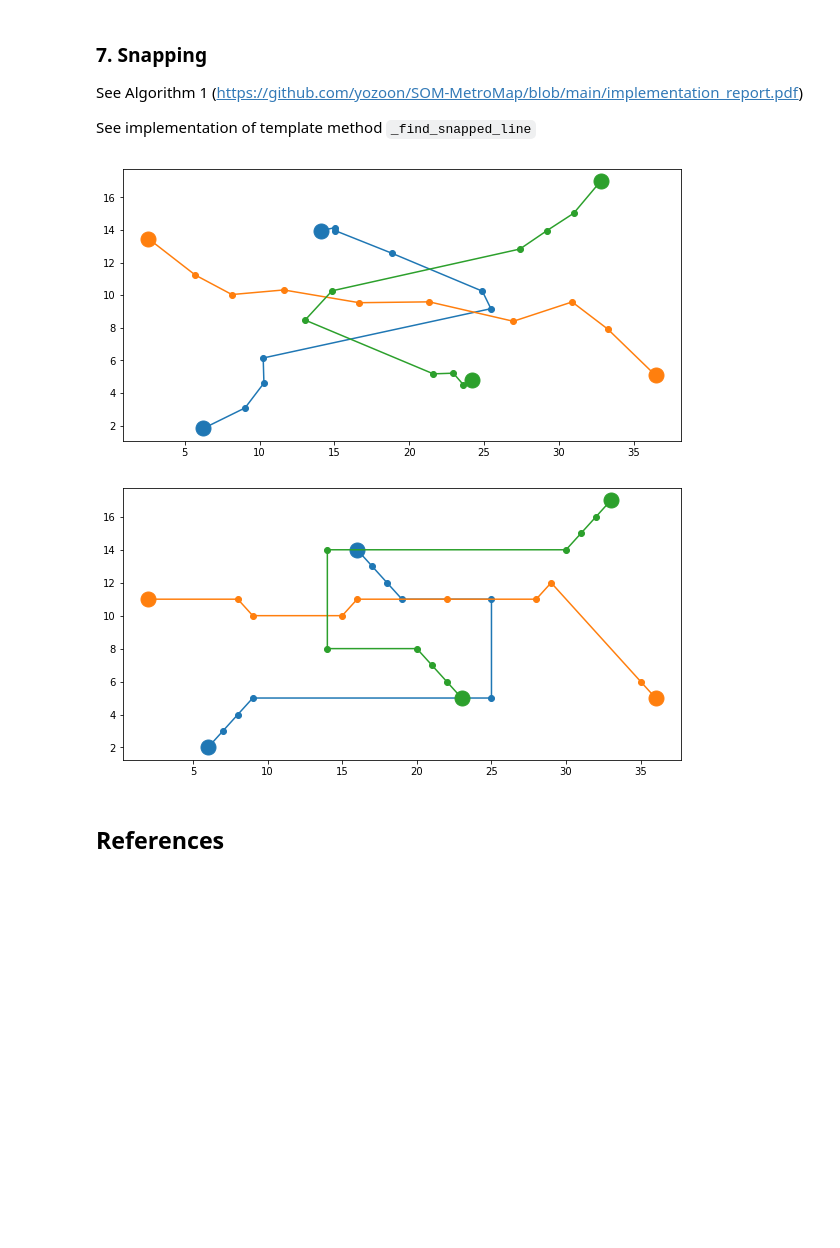
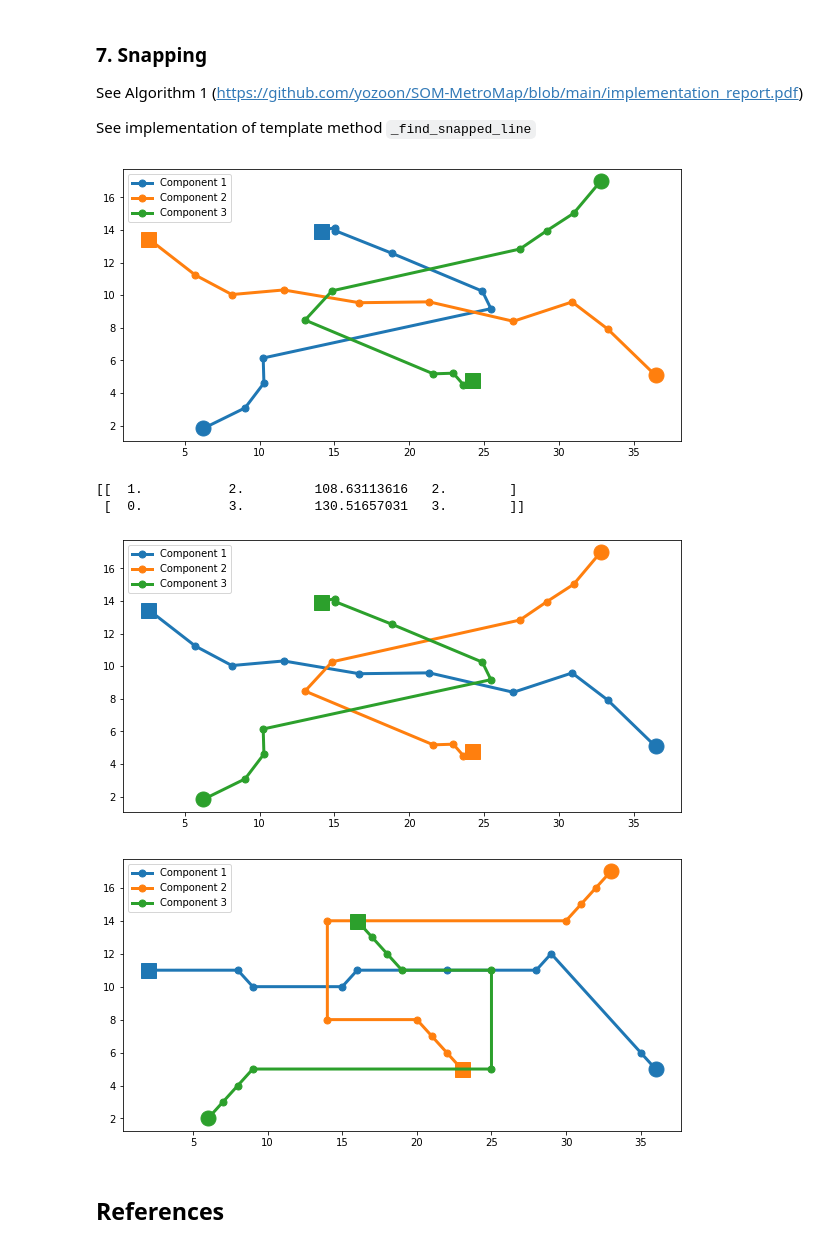
Before and after one commit to filipLoisel/SOS, a Jupyter notebook: UE3/src/main.ipynb, the cells around one changed output. Cells and saved outputs as stored; diff of their text form; code cells hidden in the pictures; blank space fills up the shorter version.

Commit message:
feat: Use labeling

```diff
--- a/UE3/src/main.ipynb
+++ b/UE3/src/main.ipynb
@@ -96,23 +96,15 @@ def get_region_centers(component):
 
 def get_component_lines(binned_planes):
     lines = []
-    for component in binned_planes:
+    cluster_names = []
+    for index, component in enumerate(binned_planes):
         region_centers = get_region_centers(component)
         lines.append(region_centers)
-    return np.array(lines)
+        cluster_names.append('Component ' + str(index))
+    return np.array(lines), np.array(cluster_names)
 
 
-def get_high_low_lines(lines):
-    lines_min_max = []
-    for line in lines:
-        start = line[0]
-        end = line[-1]
-        lines_min_max.append([start, end])
-    return np.array(lines_min_max)
-
-
-lines = get_component_lines(discretized_planes)
-lines_min_max = get_high_low_lines(lines)
+lines, cluster_names = get_component_lines(discretized_planes)
 
 lines
 # %% [output]
@@ -140,18 +132,19 @@ array([[[ 1.83050847,  6.23728814],
 
 Connect the centers with lines
 # %%
-def visualize(lines):
+def visualize(lines, cluster_names):
     colors = iter(mcolors.TABLEAU_COLORS)
     plt.figure(figsize=(10, 5))
-    for line in lines:
+    for i, line in enumerate(lines):
         color = next(colors)
         x_coordinates = [point[0] for point in line]
         y_coordinates = [point[1] for point in line]
-        plt.plot(y_coordinates, x_coordinates, '-o', color=color)
+        plt.plot(y_coordinates, x_coordinates, '-o', linewidth=3, markersize = 7,color=color, label=cluster_names[i])
         plt.plot(y_coordinates[0], x_coordinates[0], '-o', markersize = 15, color=color)
-        plt.plot(y_coordinates[-1], x_coordinates[-1], '-o', markersize = 15, color=color)
+        plt.plot(y_coordinates[-1], x_coordinates[-1], '-s', markersize = 15, color=color)
 
+    plt.legend(loc="upper left")
     plt.show()
 
-visualize(lines)
+visualize(lines, cluster_names)
 # %% [output]
@@ -434,12 +414,17 @@ def snap_component_lines(component_lines, d_planes, step):
 
     return np.array(snapped_lines)
 # %%
-lines = get_component_lines(discretized_planes)
-visualize(lines)
-snapped_lines = snap_component_lines(lines, discretized_planes, 5)
-visualize(snapped_lines)
+lines, component_names = get_component_lines(discretized_planes)
+visualize(lines, component_names)
+agg_lines, clusters = aggregate(lines,110,True,False) # TODO use component_names
+visualize(agg_lines, clusters)
+snapped_lines = snap_component_lines(agg_lines, discretized_planes, 5)
+visualize(snapped_lines, clusters)
 # %% [output]
-[figure, old version]
+[figure, new version]
+[[  1.           2.         108.63113616   2.        ]
+ [  0.           3.         130.51657031   3.        ]]
-[figure, old version]
+[figure, new version]
+[figure, added]
 # %% [markdown]
 ## References
```
Also changed, not shown: parts of 4 cells of this notebook.
